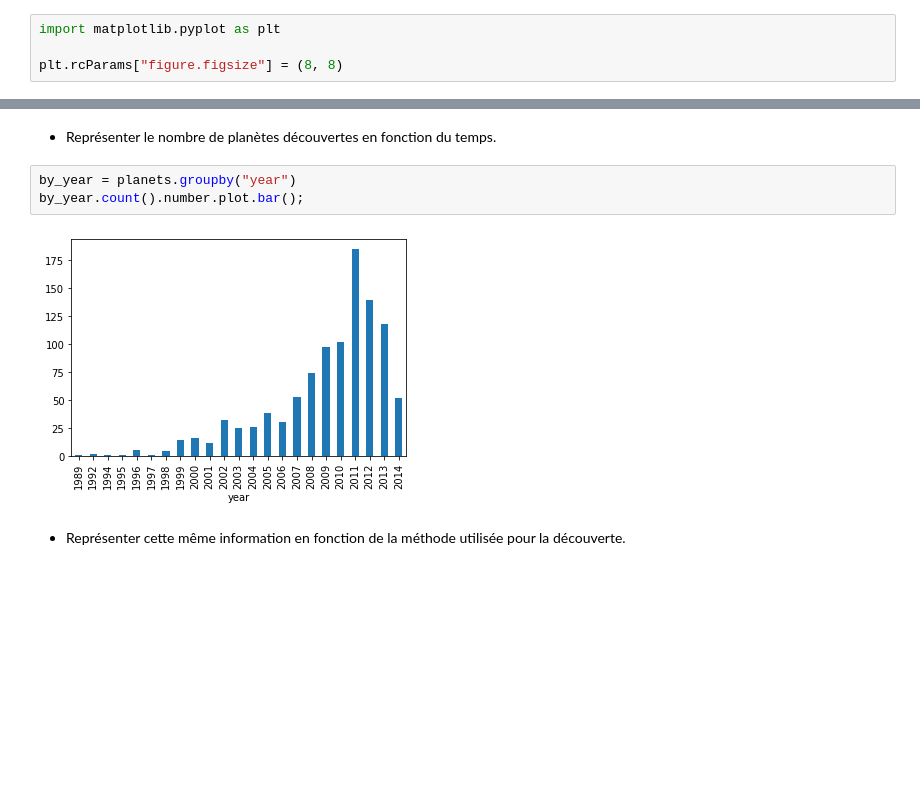
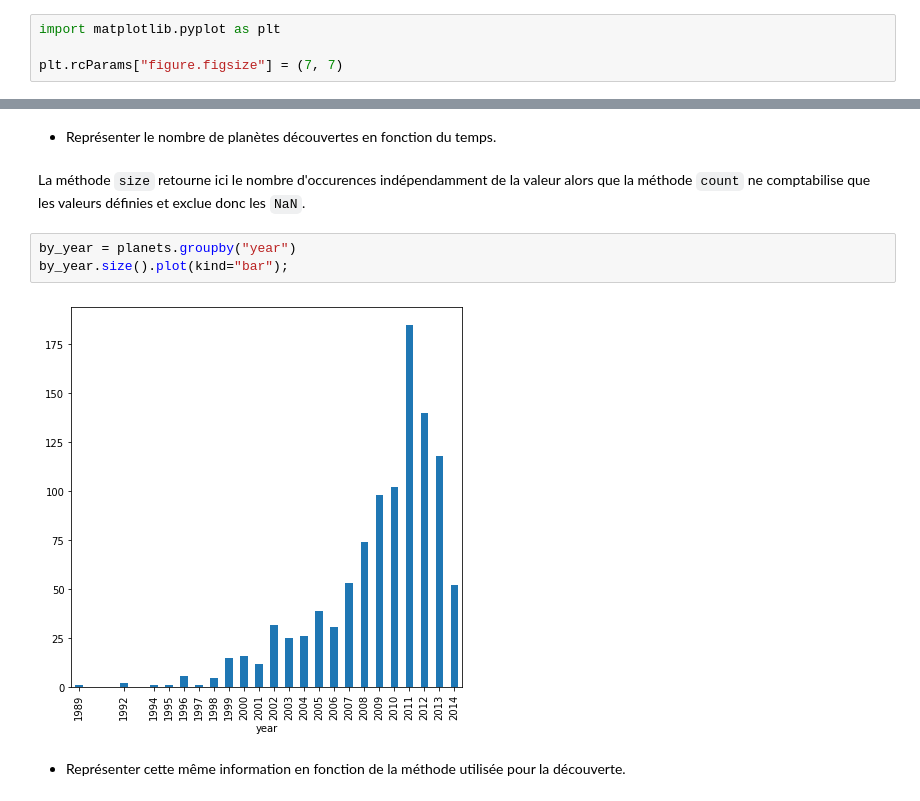
Before and after one commit to xgarrido/master_python_teaching, a Jupyter notebook: td/03_td_pandas.ipynb, the cells around one changed output, grey strips where cells are left out. Drawn from its saved outputs; the diff is of its cells as text; blank space fills up the shorter version.

```diff
--- a/td/03_td_pandas.ipynb
+++ b/td/03_td_pandas.ipynb
@@ -1,7 +1,7 @@
 # %%
 import matplotlib.pyplot as plt
 
-plt.rcParams["figure.figsize"] = (8, 8)
+plt.rcParams["figure.figsize"] = (7, 7)
 # %% [markdown]
 # Librairie `pandas` & `matplotlib`
 # %% [markdown]
@@ -48,11 +48,13 @@ by_method.mean()
 | Transit Timing Variations | 1.0 | 79.783500 | NaN | 1104.333333 | 2012.500000 |
 # %% [markdown]
 - Représenter le nombre de planètes découvertes en fonction du temps.
+# %% [markdown]
+La méthode `size` retourne ici le nombre d'occurences indépendamment de la valeur alors que la méthode `count` ne comptabilise que les valeurs définies et exclue donc les `NaN`.
 # %%
 by_year = planets.groupby("year")
-by_year.count().number.plot.bar();
+by_year.size().plot(kind="bar");
 # %% [output]
-[figure, old version]
+[figure, new version]
 # %% [markdown]
 - Représenter cette même information en fonction de la méthode utilisée pour la découverte.
 # %%
```
Also changed, not shown: parts of 5 cells of this notebook, 4 other files.
